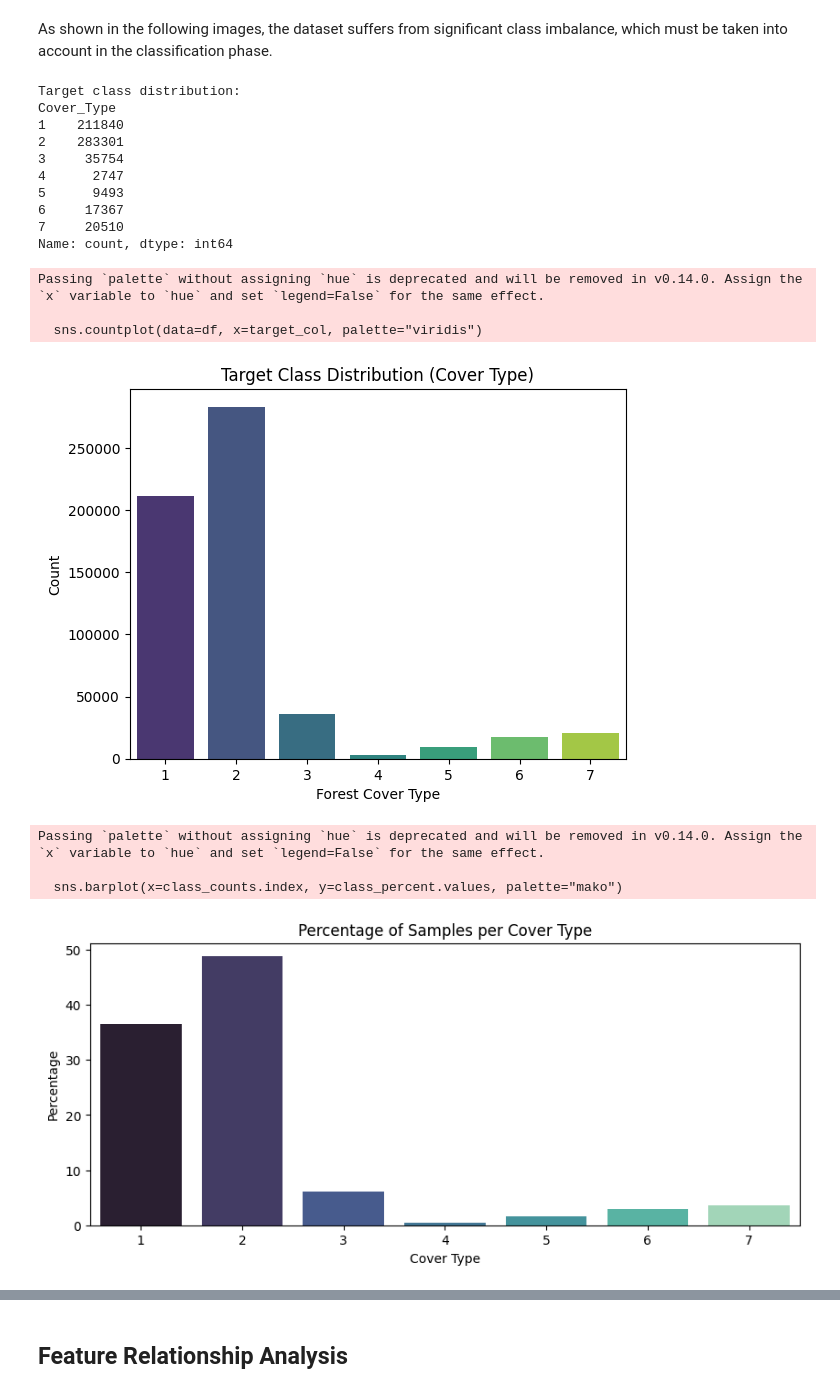
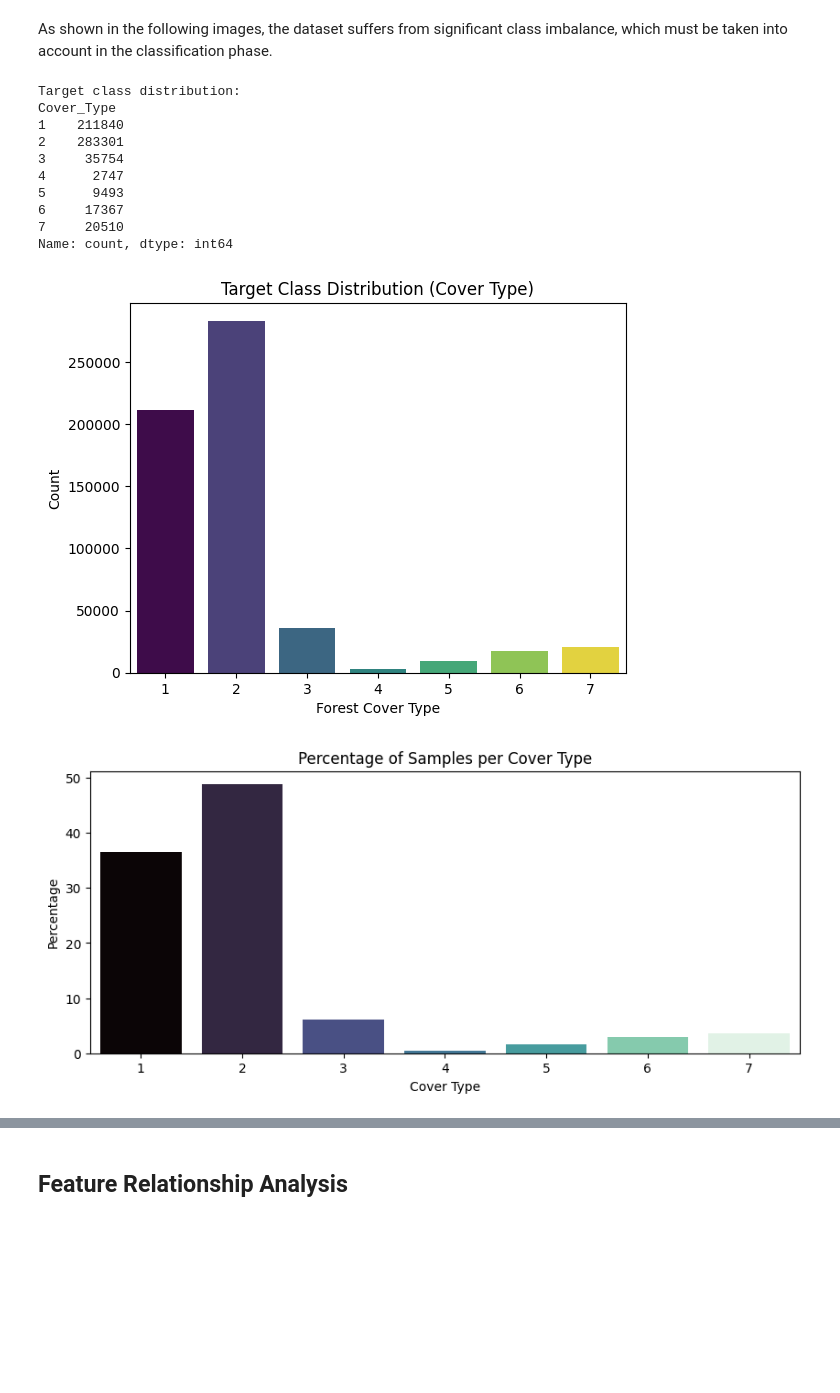
Before and after one commit to antosquicciarini/as-testdatascience-1, a Jupyter notebook: notebooks/covertype.ipynb, the cells around one changed output, grey strips where cells are left out. Cells and saved outputs as stored; diff of their text form; code cells hidden in the pictures; blank space fills up the shorter version.

```diff
--- a/notebooks/covertype.ipynb
+++ b/notebooks/covertype.ipynb
@@ -113,42 +115,43 @@ else:
 # %% [markdown]
 As shown in the following images, the dataset suffers from significant class imbalance, which must be taken into account in the classification phase.
 # %%
-
+# Print class distribution counts
 print("\nTarget class distribution:")
 print(df[target_col].value_counts().sort_index())
 
-sns.countplot(data=df, x=target_col, palette="viridis")
+sns.countplot(data=df, x=target_col, hue=target_col, palette="viridis", legend=False)
 plt.title("Target Class Distribution (Cover Type)")
 plt.xlabel("Forest Cover Type")
 plt.ylabel("Count")
 plt.show()
 
+# Compute class counts and percentages
 class_counts = df[target_col].value_counts().sort_index()
 class_percent = class_counts / len(df) * 100
 
+# Prepare DataFrame for barplot
+bar_df = pd.DataFrame({
+    "CoverType": class_counts.index,
+    "Percentage": class_percent.values
+})
+
 plt.figure(figsize=(10, 4))
-sns.barplot(x=class_counts.index, y=class_percent.values, palette="mako")
+sns.barplot(data=bar_df, x="CoverType", y="Percentage", hue="CoverType", palette="mako", legend=False)
 plt.title("Percentage of Samples per Cover Type")
 plt.ylabel("Percentage")
 plt.xlabel("Cover Type")
 plt.show()
 # %% [output]
 Target class distribution:
 Cover_Type
 1    211840
 2    283301
 3     35754
 4      2747
 5      9493
 6     17367
 7     20510
 Name: count, dtype: int64
-Passing `palette` without assigning `hue` is deprecated and will be removed in v0.14.0. Assign the `x` variable to `hue` and set `legend=False` for the same effect.
-
-  sns.countplot(data=df, x=target_col, palette="viridis")
-[figure, old version]
+[figure, new version]
-Passing `palette` without assigning `hue` is deprecated and will be removed in v0.14.0. Assign the `x` variable to `hue` and set `legend=False` for the same effect.
-
-  sns.barplot(x=class_counts.index, y=class_percent.values, palette="mako")
-[figure, old version]
+[figure, new version]
 # %% [markdown]
```
Also changed, not shown: parts of 14 cells of this notebook, 4 other files.
